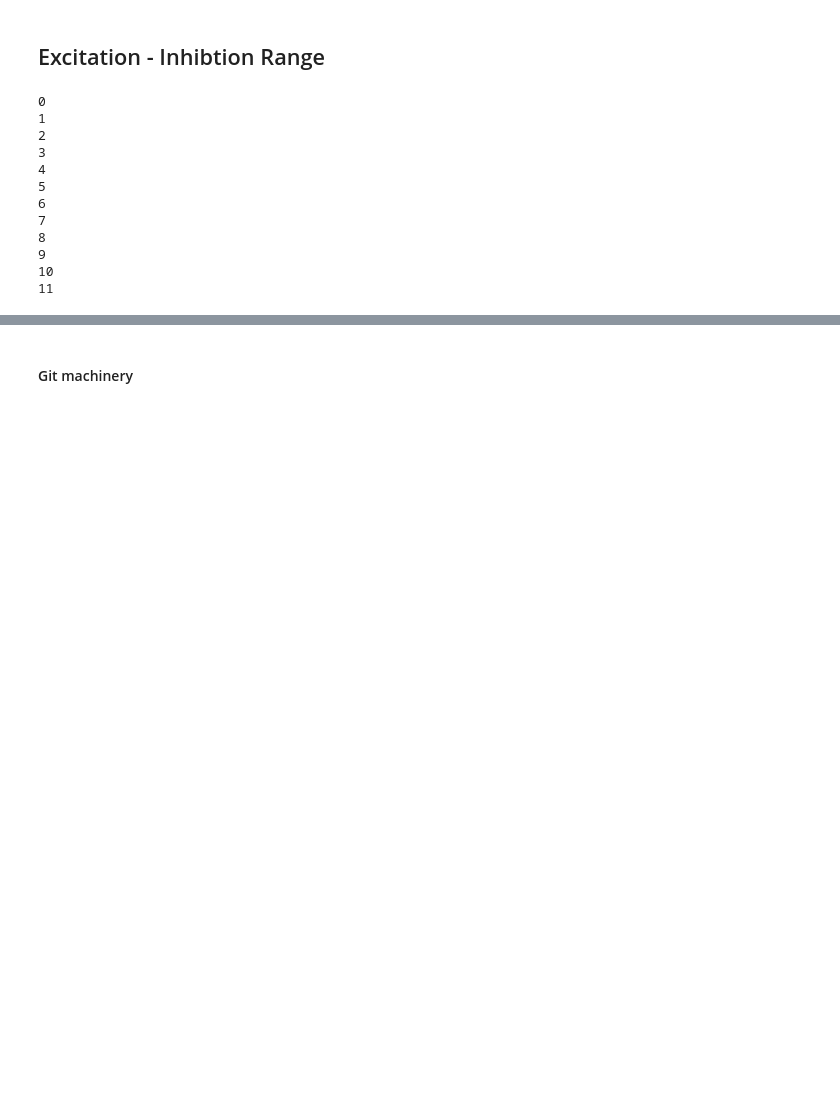
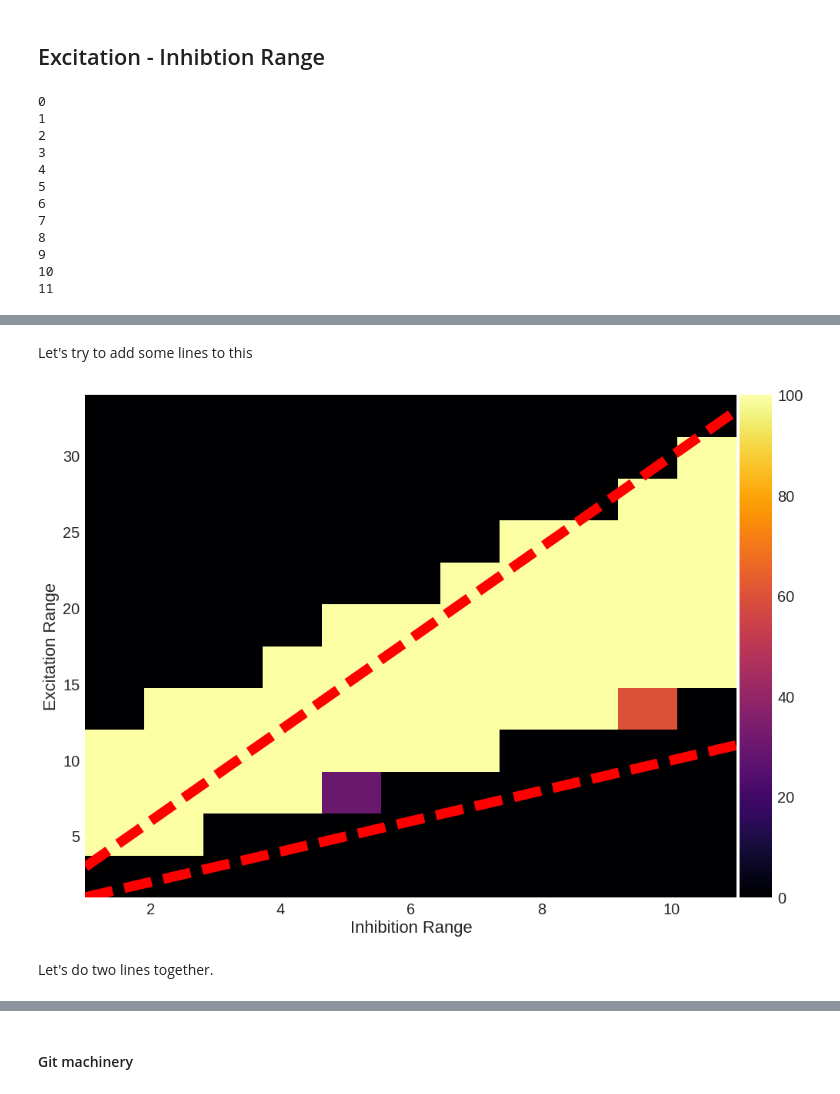
Before and after one commit to h-mayorquin/attractor_sequences, a Jupyter notebook: notebooks/2017-08-24(Excitation - Inhibition Success Range).ipynb, the cells around one changed output, grey strips where cells are left out. Saved outputs shown, nothing was run; the diff lists cells and outputs as text; code cells hidden in the pictures; blank space fills up the shorter version.

```diff
--- a/notebooks/2017-08-24(Excitation - Inhibition Success Range).ipynb
+++ b/notebooks/2017-08-24(Excitation - Inhibition Success Range).ipynb
@@ -113,0 +115,32 @@ fig.colorbar(im, cax=cax1, orientation='vertical');
+# %% [markdown]
+Let's try to add some lines to this
+# %%
+coefficient_1 = 1.0
+coefficient_2  = 3.0
+excitation_range_line_1 = coefficient_1 * inhibition_range
+excitation_range_line_2 = coefficient_2 * inhibition_range
+
+
+fig = plt.figure(figsize=(16, 12))
+ax = fig.add_subplot(111)
+
+cmap = 'inferno'
+
+extent = [inhibition_range[0], inhibition_range[-1], excitation_range[0], excitation_range[-1]]
+im = ax.imshow(success_matrix, origin='lower', cmap=cmap, interpolation='None', extent=extent, aspect='auto')
+ln = ax.plot(inhibition_range, excitation_range_line_1, color='r', linestyle='--', lw=13)
+ln = ax.plot(inhibition_range, excitation_range_line_2, color='r', linestyle='--', lw=13)
+# im = ax.imshow(success_matrix, origin='lower', cmap=cmap, interpolation='None', aspect='auto')
+
+ax.set_xlabel('Inhibition Range')
+ax.set_ylabel('Excitation Range')
+
+ax.grid()
+
+divider1 = make_axes_locatable(ax)
+cax1 = divider1.append_axes('right', size='5%', pad=0.05)
+fig.colorbar(im, cax=cax1, orientation='vertical');
+# %% [output]
+[figure, added]
+# %% [markdown]
+Let's do two lines together.
```
Also changed, not shown: parts of 15 cells of this notebook.
